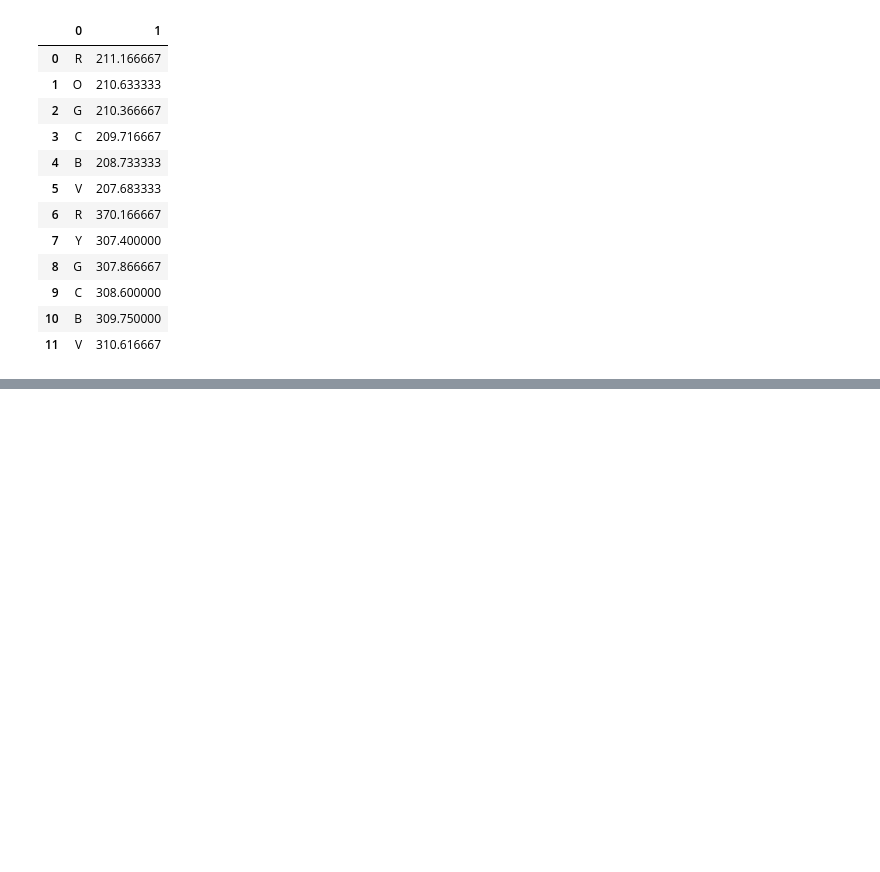
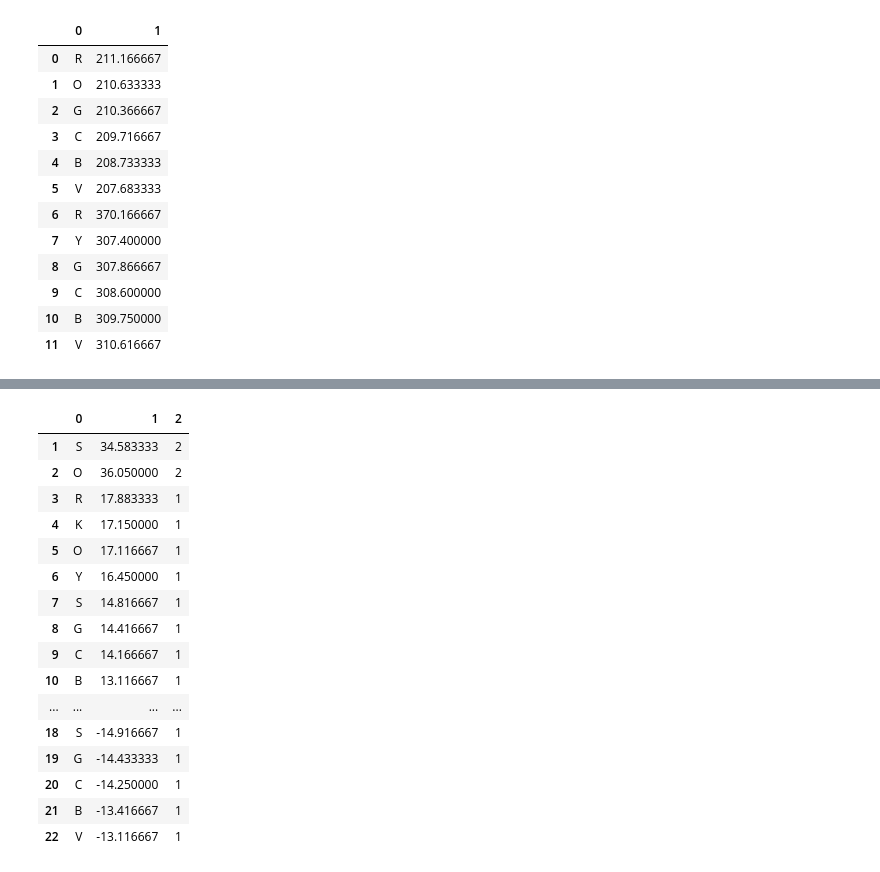
Before and after one commit to sitandr/lab, a Jupyter notebook: Ghost/Untitled.ipynb, the cells around one changed output, grey strips where cells are left out. Cells and saved outputs as stored; diff of their text form; code cells hidden in the pictures; blank space fills up the shorter version.

```diff
--- a/Ghost/Untitled.ipynb
+++ b/Ghost/Untitled.ipynb
@@ -107,0 +203,20 @@ plt.vlines(d3, 0, 0.5, colors=convert(data3[0]))
+# %%
+data3
+# %% [output]
+|  | 0 | 1 | 2 |
+| 1 | S | 34.583333 | 2 |
+| 2 | O | 36.050000 | 2 |
+| 3 | R | 17.883333 | 1 |
+| 4 | K | 17.150000 | 1 |
+| 5 | O | 17.116667 | 1 |
+| 6 | Y | 16.450000 | 1 |
+| 7 | S | 14.816667 | 1 |
+| 8 | G | 14.416667 | 1 |
+| 9 | C | 14.166667 | 1 |
+| 10 | B | 13.116667 | 1 |
+| ... | ... | ... | ... |
+| 18 | S | -14.916667 | 1 |
+| 19 | G | -14.433333 | 1 |
+| 20 | C | -14.250000 | 1 |
+| 21 | B | -13.416667 | 1 |
+| 22 | V | -13.116667 | 1 |
```
Also changed, not shown: parts of 9 cells of this notebook, 21 other files.
